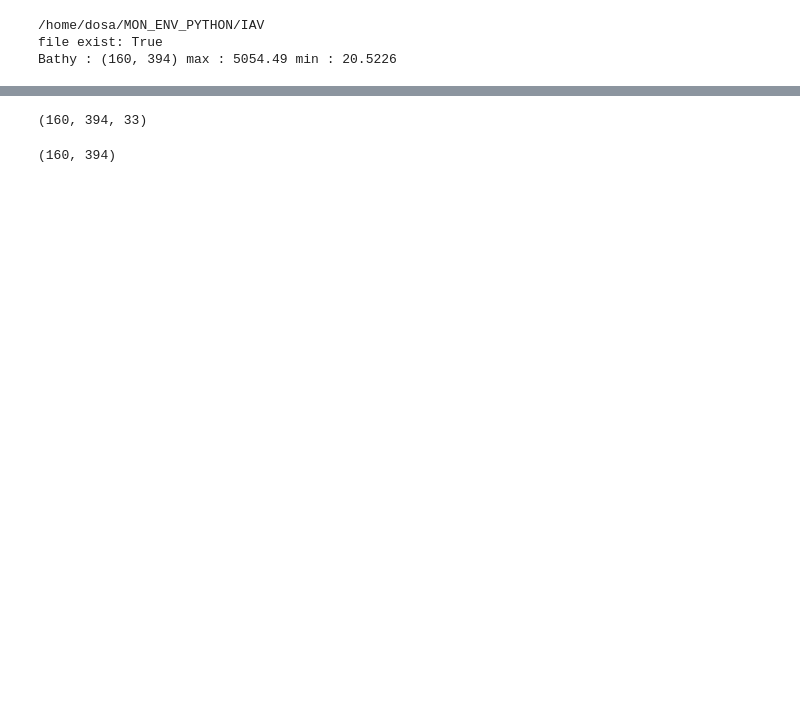
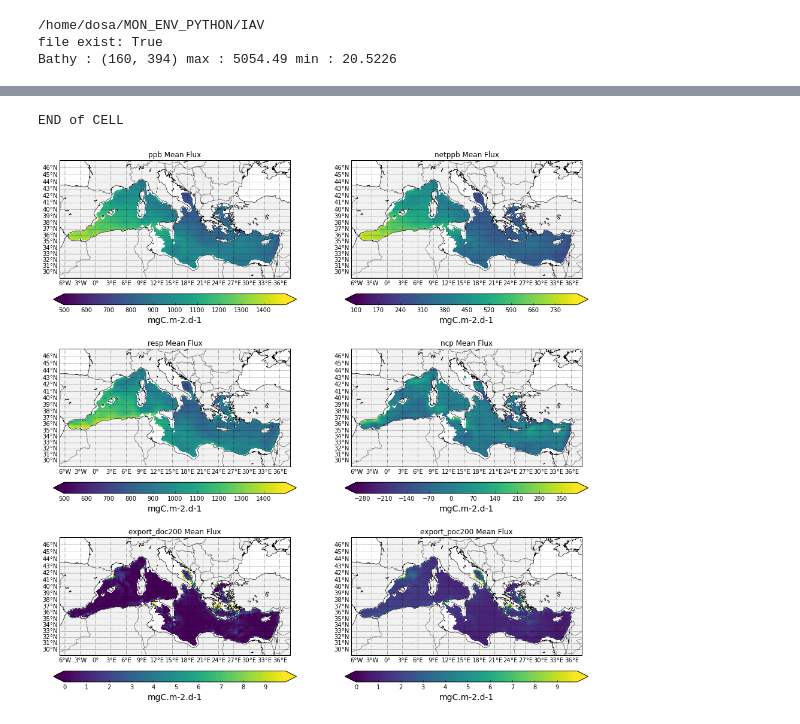
Before and after one commit to dosalex/MY_GIT_REPOS, a Jupyter notebook: MEAN_FLUXES_IAV_MAPS.ipynb, the cells around one changed output, grey strips where cells are left out. Cells and saved outputs as stored; diff of their text form; code cells hidden in the pictures; blank space fills up the shorter version.

```diff
--- a/MEAN_FLUXES_IAV_MAPS.ipynb
+++ b/MEAN_FLUXES_IAV_MAPS.ipynb
@@ -113,9 +73,59 @@ z = 32
-# %%
-np.shape(ppb_arr)
-# %% [output]
-(160, 394, 33)
-# %%
-test = np.nanmean(ppb_arr, axis=(2))
-np.shape(test)
-# %% [output]
-(160, 394)
+# %%
+var_list = ['ppb', 'netppb', 'resp', 'ncp', 'export_doc200', 'export_poc200']
+plt.figure(figsize=(16,16))
+c = 1
+
+for var in var_list:
+    vars()[var+'_mean'] = np.nanmean(vars()[var+'_arr'], axis=(2))
+
+    # figure
+    plt.subplot(3, 2, c)
+
+    x1,x2,y1,y2 = -7, 38, 29, 47;
+    m = Basemap(resolution='i',projection='merc', llcrnrlat=y1,urcrnrlat=y2,llcrnrlon=x1,urcrnrlon=x2,lat_ts=(x1+x2)/2);
+    ax = fig.add_axes([0.1,0.1,0.8,0.8]);
+    m.drawcountries(linewidth=0.4);
+    m.drawcoastlines(linewidth=0.6);
+    m.fillcontinents(color='0.95',lake_color='white');
+    parallels = np.arange(0.,81,1);
+    m.drawparallels(parallels,labels=[True,False,True,False],linewidth=0.4);
+    meridians = np.arange(-6.,351.,1.5);
+    meridians = np.arange(-6.,351.,3);
+    m.drawmeridians(meridians,labels=[True,False,False,True],linewidth=0.4);
+
+    # Creating corresponding variable names
+    data_to_plot = np.ma.masked_where(bathy<200,vars()[var+'_mean'])
+    data_to_plot = np.ma.masked_where(lon_t<-5.5,data_to_plot)
+
+    # doing a map # Données
+    xd,yd = m(lon_t,lat_t);
+    if var == 'ppb':
+        levels = np.arange(500,1500,1);
+        txt_lab = 'mgC.m-2.d-1'
+    elif var == 'netppb':
+        levels = np.arange(100,800,1);
+        txt_lab = 'mgC.m-2.d-1'
+    elif var == 'resp':
+        levels = np.arange(500,1500,1);
+        txt_lab = 'mgC.m-2.d-1'
+    elif var == 'ncp':
+        levels = np.arange(-300,400,1);
+        txt_lab = 'mgC.m-2.d-1'
+    elif var == 'export_doc200':
+        levels = np.arange(0,10,0.1);
+        txt_lab = 'mgC.m-2.d-1'
+    elif var == 'export_poc200':
+        levels = np.arange(0,10,0.1);
+        txt_lab = 'mgC.m-2.d-1'
+    cs = m.contourf(xd,yd,data_to_plot,levels=levels,cmap=plt.cm.viridis,extend='both');
+    cb = plt.colorbar(cs, orientation='horizontal', pad = 0.1)
+    cb.set_label(txt_lab, fontsize=14)
+    plt.title(var+' Mean Flux')
+
+    c += 1
+
+#plt.savefig('/home/dosa/THESE/CR_reunions/JULY_FIGS/IAV_CORR_MAPS/MEAN_IAV_MAPS/6var_mean_flux_.png',bbox_inches='tight',format='png')
+print 'END of CELL'
+# %% [output]
+END of CELL
+[figure, added]
```
Also changed, not shown: parts of 7 cells of this notebook.
